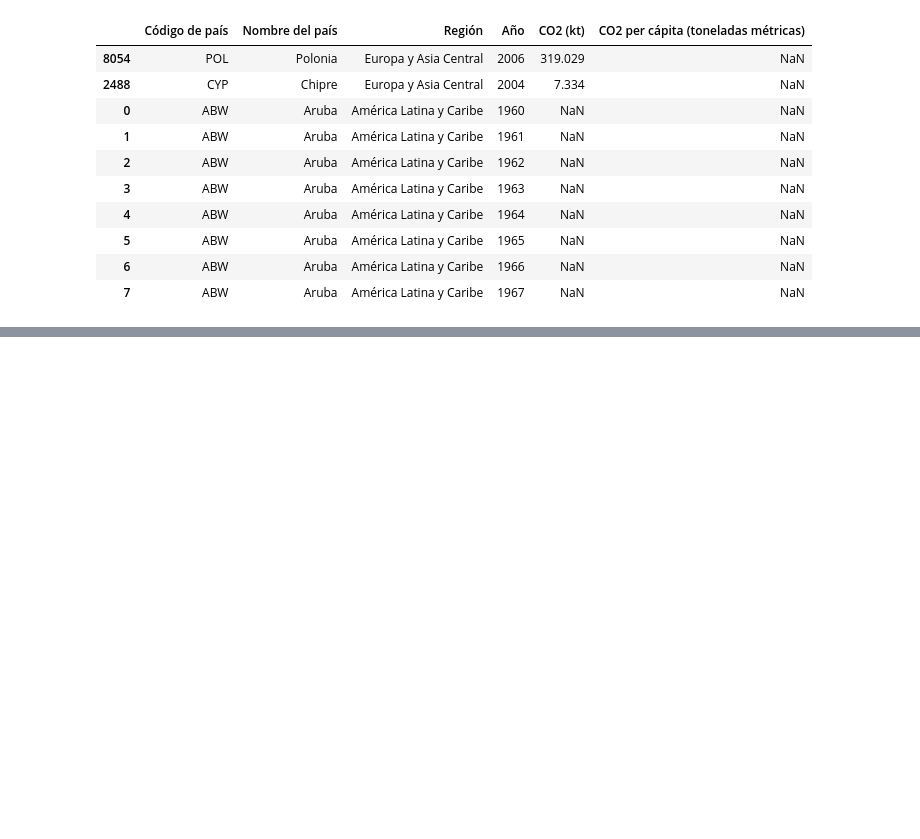
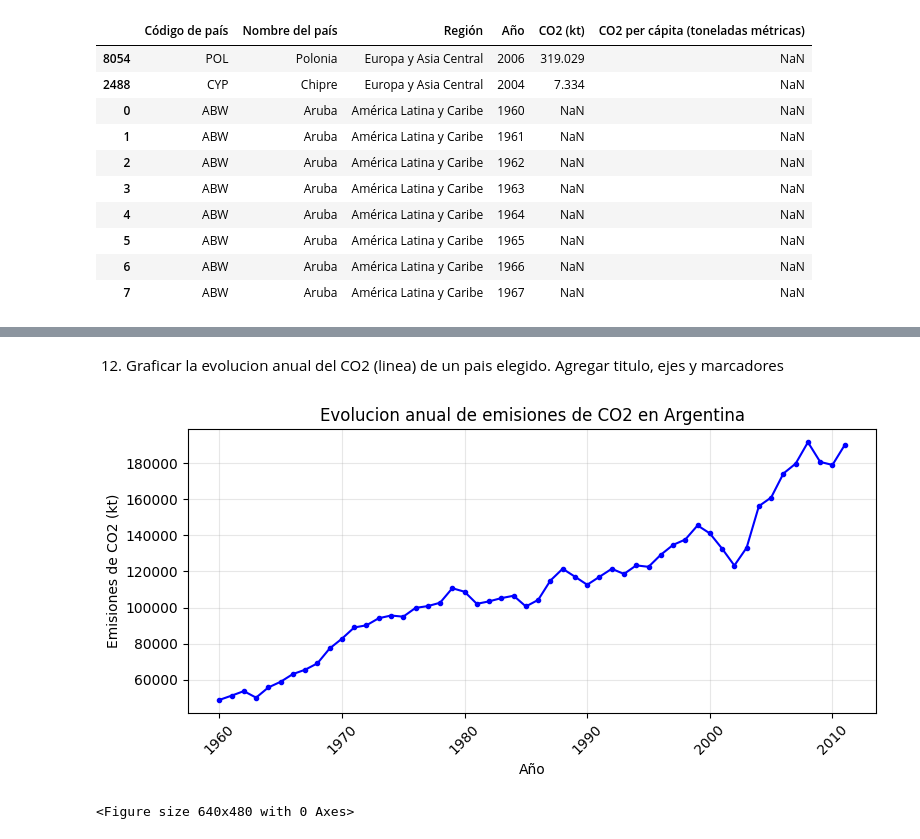
Before and after one commit to SofiaSuppia/FundamentosIA, a Jupyter notebook: Clase/clase6.ipynb, the cells around one changed output, grey strips where cells are left out. Saved outputs shown, nothing was run; the diff lists cells and outputs as text; code cells hidden in the pictures; blank space fills up the shorter version.

```diff
--- a/Clase/clase6.ipynb
+++ b/Clase/clase6.ipynb
@@ -116,0 +208,2 @@ emisiones.sort_values(by="CO2 (kt)", ascending=False).head(10)
+# %% [markdown]
+12. Graficar la evolucion anual del CO2 (linea) de un pais elegido. Agregar titulo, ejes y marcadores
@@ -116,0 +212,32 @@ emisiones.sort_values(by="CO2 (kt)", ascending=False).head(10)
+# %%
+import matplotlib.pyplot as plt
+pais = "Argentina"
+
+#1. Configurar la informacion
+df_emisiones_CO2 = emisiones[emisiones["nombre_del_pais"] == pais].sort_values(by="ano")
+#print(df_emisiones_CO2)
+x = df_emisiones_CO2["ano"]
+y = df_emisiones_CO2["co2_(kt)"]
+
+#2. Crear el lienzo
+plt.figure(figsize=(8, 4)) #el tamaño esta en pulgadas (ancho, alto), recomienda usar 8x4
+
+#3. Graficar
+plt.plot(x,y,color='blue', marker='.', linestyle='-') #configuramos color, marcador y estilo de linea hay muchos mas
+
+#4. configurar titulos y ejes
+plt.title("Evolucion anual de emisiones de CO2 en Argentina")
+plt.xlabel("Año")
+plt.ylabel("Emisiones de CO2 (kt)")
+plt.xticks(rotation=45) #configuramos la rotacion 45° de cada elemento del eje x
+
+#5. configuraciones varias
+plt.grid(True, alpha=0.3) #mostrar la grilla
+plt.tight_layout() #acomodar los margenes para que no se corte el texto
+
+#6. Mostrar la grafica y o guardar
+plt.show()
+plt.savefig("emisiones_CO2_Argentina.png", dpi=300)
+# %% [output]
+[figure, added]
+<Figure size 640x480 with 0 Axes>
```
Also changed, not shown: parts of 14 cells of this notebook, 2 other files.
